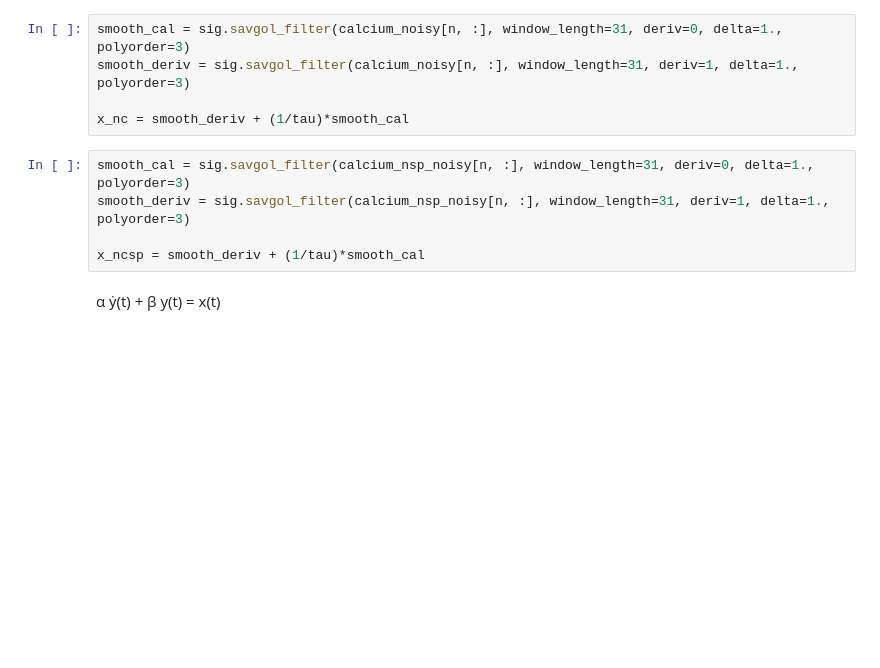
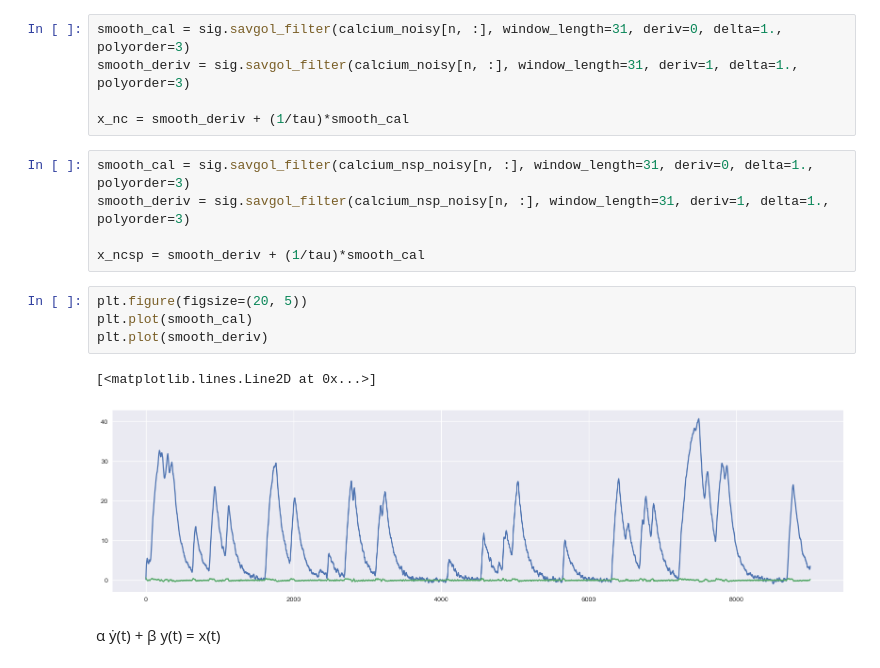
Before and after one commit to mjoudy/Calcium---AR, a Jupyter notebook: pre-processing-for-stefan.ipynb, the cells around one changed output. Drawn from its saved outputs; the diff is of its cells as text; blank space fills up the shorter version.

```diff
--- a/pre-processing-for-stefan.ipynb
+++ b/pre-processing-for-stefan.ipynb
@@ -103,6 +103,13 @@ smooth_cal = sig.savgol_filter(calcium_nsp_noisy[n, :], window_length=31, deriv=
 smooth_deriv = sig.savgol_filter(calcium_nsp_noisy[n, :], window_length=31, deriv=1, delta=1., polyorder=3)
 
 x_ncsp = smooth_deriv + (1/tau)*smooth_cal
+# %%
+plt.figure(figsize=(20, 5))
+plt.plot(smooth_cal)
+plt.plot(smooth_deriv)
+# %% [output]
+[<matplotlib.lines.Line2D at 0x...>]
+[figure, added]
 # %% [markdown]
  α ẏ(t) + β y(t)  =  x(t)
 # %%
```
Also changed, not shown: parts of 29 cells of this notebook.
